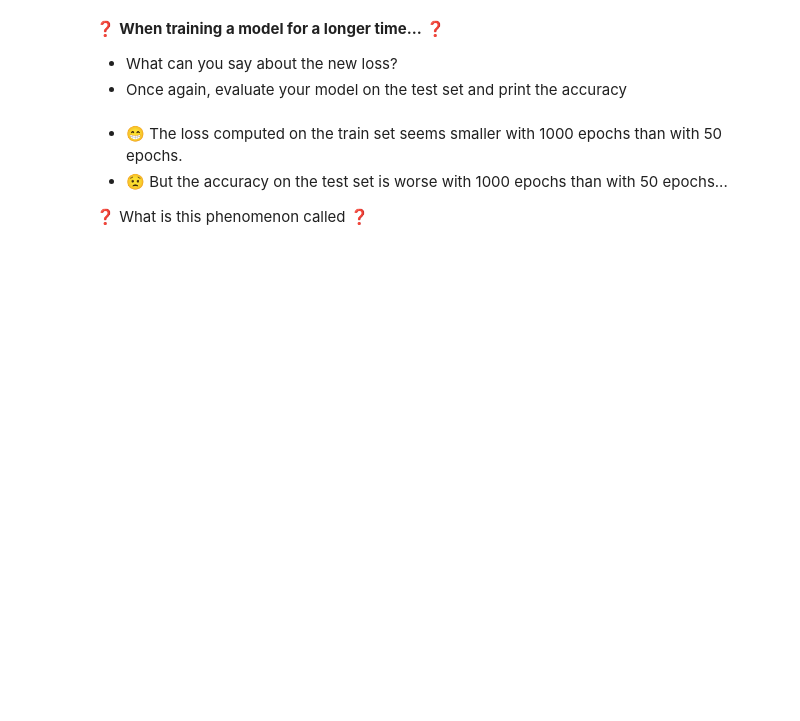
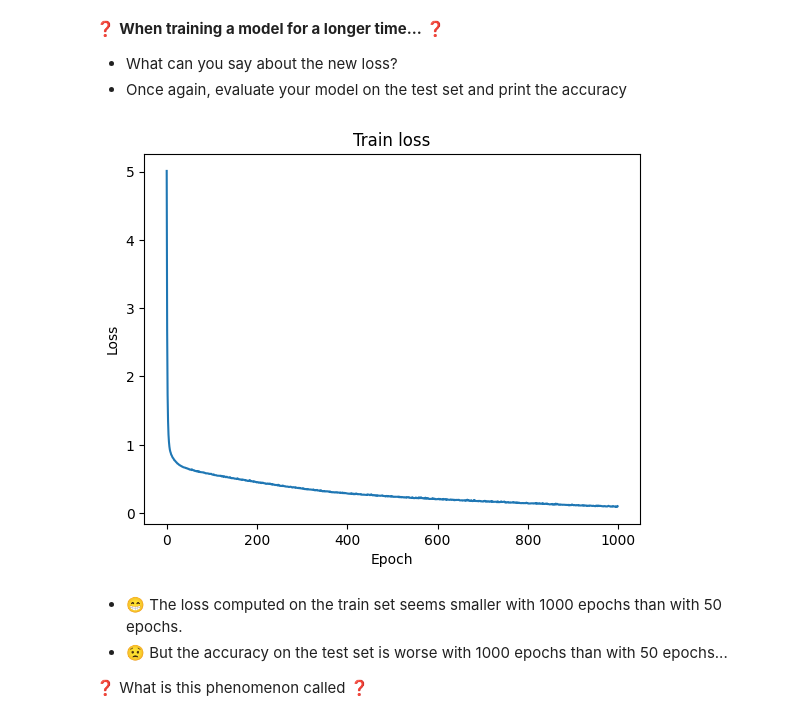
Before and after one commit to yuling027/data-multiclass-classification, a Jupyter notebook: multiclass_classification.ipynb, the cells around one changed output. Cells and saved outputs as stored; diff of their text form; code cells hidden in the pictures; blank space fills up the shorter version.

```diff
--- a/multiclass_classification.ipynb
+++ b/multiclass_classification.ipynb
@@ -176,0 +305,4 @@ print(result.check())
+# %%
+# YOUR CODE HERE
+model2 = initialize_model()
+history2 = model2.fit(X_train, y_train, batch_size=32, epochs=1000)
@@ -180,6 +330,9 @@ print(result.check())
 - Once again, evaluate your model on the test set and print the accuracy
 # %%
 # YOUR CODE HERE
+plot_history(history2)
+# %% [output]
+[figure, added]
 # %% [markdown]
 * 😁 The loss computed on the train set seems smaller with 1000 epochs than with 50 epochs.
 * 😟 But the accuracy on the test set is worse with 1000 epochs than with 50 epochs...
```
Also changed, not shown: parts of 26 cells of this notebook.
